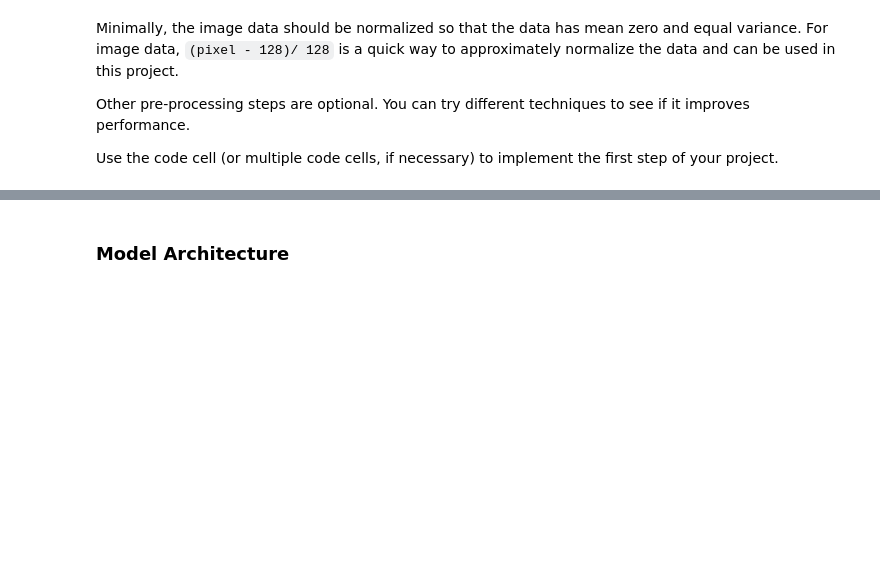
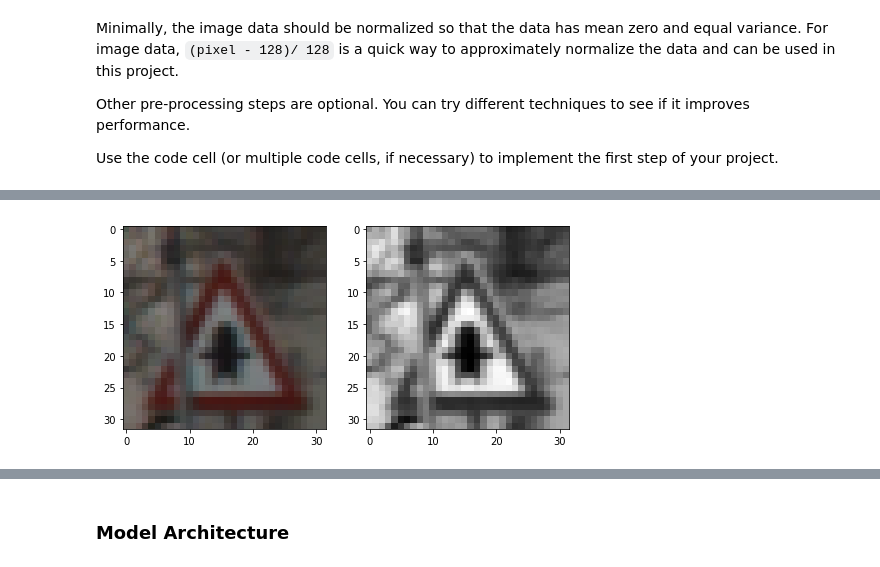
Before and after one commit to lizhang101/CarND, a Jupyter notebook: CarND-Traffic-Sign-Classifier-Project/Traffic_Sign_Classifier.ipynb, the cells around one changed output, grey strips where cells are left out. Drawn from its saved outputs; the diff is of its cells as text; code cells hidden in the pictures; blank space fills up the shorter version.

```diff
--- a/CarND-Traffic-Sign-Classifier-Project/Traffic_Sign_Classifier.ipynb
+++ b/CarND-Traffic-Sign-Classifier-Project/Traffic_Sign_Classifier.ipynb
@@ -298,0 +202,5 @@ Number of classes = 43
+# %%
+X_train_normalized = normalize(X_train_gray)
+show2images(X_train[index], X_train_normalized[index].squeeze())
+# %% [output]
+[figure, added]
```
Also changed, not shown: parts of 21 cells of this notebook, 1 other file.
